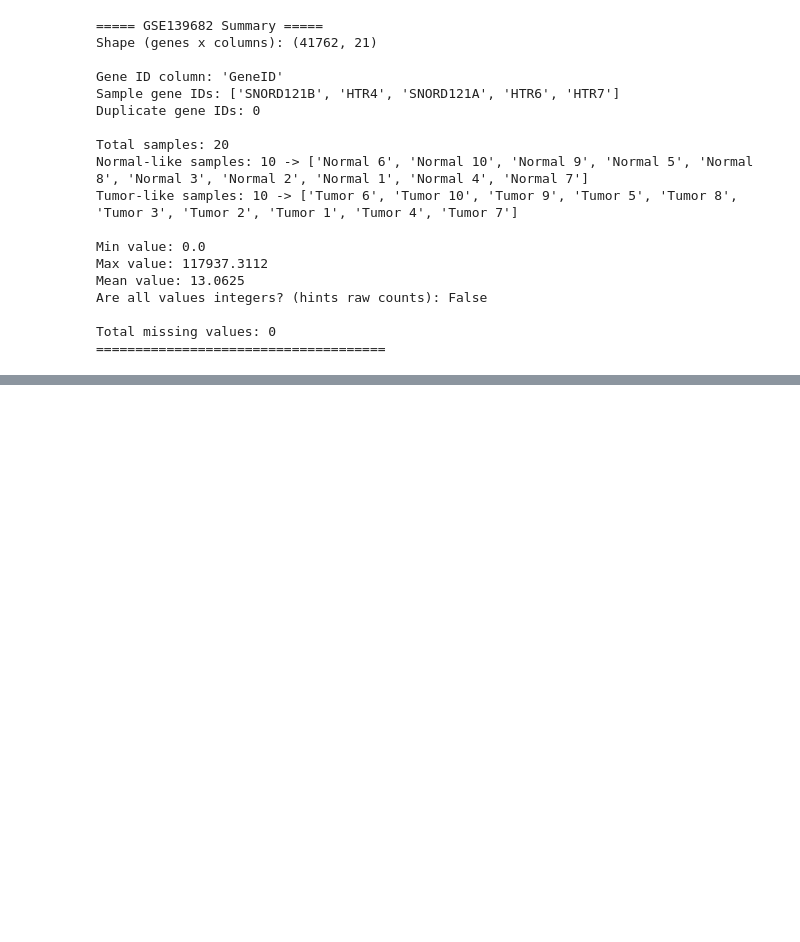
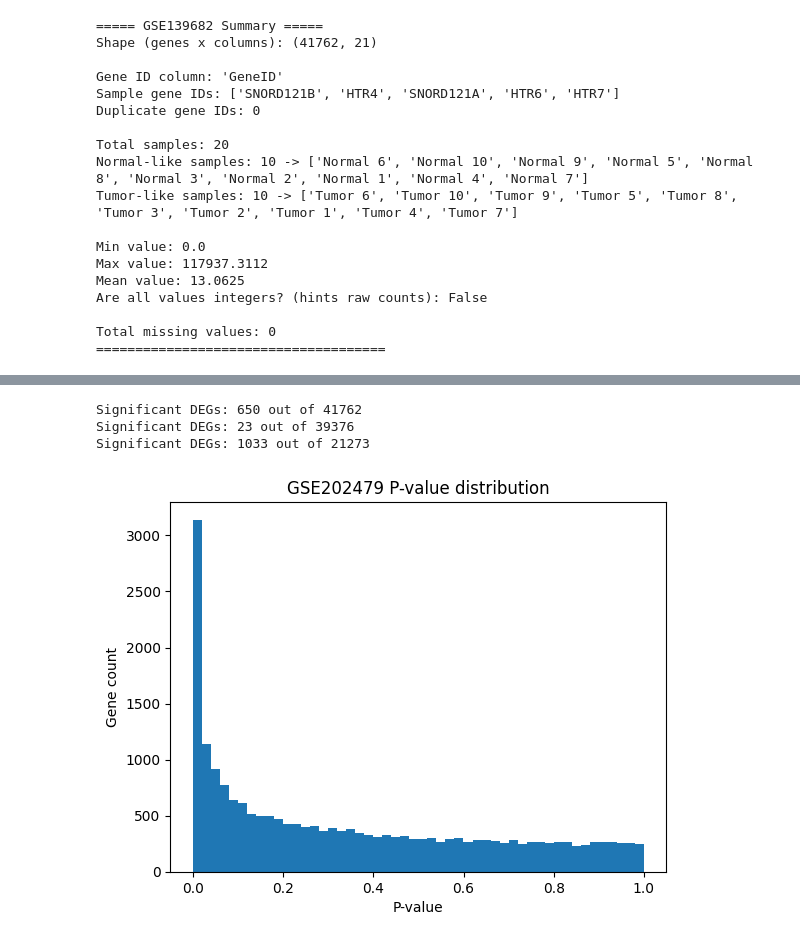
Before and after one commit to DhimanTarafdar/gallbladder_cancer_research, a Jupyter notebook: Gallbladder_Cancer_Research.ipynb, the cells around one changed output, grey strips where cells are left out. Cells and saved outputs as stored; diff of their text form; code cells hidden in the pictures; blank space fills up the shorter version.

```diff
--- a/Gallbladder_Cancer_Research.ipynb
+++ b/Gallbladder_Cancer_Research.ipynb
@@ -193,0 +520,13 @@ Total missing values: 0
+# %%
+normal_codes = [k for k, v in label_map_code.items() if v == 'normal']
+tumor_codes  = [k for k, v in label_map_code.items() if v == 'tumor']
+
+normal_count_cols = [f"{c}_count" for c in normal_codes]
+tumor_count_cols  = [f"{c}_count" for c in tumor_codes]
+
+print("Normal columns:", normal_count_cols)
+print("Tumor columns:", tumor_count_cols)
+
+df_202479_subset = df_202479[['gene_id', 'gene_name'] + normal_count_cols + tumor_count_cols]
+print(df_202479_subset.shape)   # expect: (50868, 10) -> gene_id + gene_name + 3 normal + 5 tumor
+df_202479_subset.head()
@@ -193,0 +543,8 @@ Total missing values: 0
+# %%
+titles = extract_full_metadata_line('GSE132223_series_matrix.txt', '!Sample_title')
+geo_ids = extract_full_metadata_line('GSE132223_series_matrix.txt', '!Sample_geo_accession')
+tissue_type = extract_full_metadata_line('GSE132223_series_matrix.txt', '!Sample_characteristics_ch1')
+
+print("Total titles:", len(titles))
+for a, b, c in zip(geo_ids, titles, tissue_type):
+    print(a, "|", b, "|", c)
@@ -193,0 +562,17 @@ Total missing values: 0
+# %%
+titles = extract_full_metadata_line('GSE132223_series_matrix.txt', '!Sample_title')
+geo_ids = extract_full_metadata_line('GSE132223_series_matrix.txt', '!Sample_geo_accession')
+tissue_type = extract_full_metadata_line('GSE132223_series_matrix.txt', '!Sample_characteristics_ch1')
+
+label_map_13223 = {}
+for gsm, title, tissue in zip(geo_ids, titles, tissue_type):
+    tissue_clean = tissue.replace('tissue: ', '').strip()
+    if tissue_clean == 'normal gallbladder tissue':
+        label_map_13223[gsm] = 'normal'
+    elif tissue_clean == 'primary gallbladder cancer tissue':
+        label_map_13223[gsm] = 'tumor'
+    else:  # liver metastatic tissue
+        label_map_13223[gsm] = 'exclude'
+
+for k, v in label_map_13223.items():
+    print(k, "->", v)
@@ -193,0 +827,23 @@ Total missing values: 0
+# %%
+def filter_significant_degs(deg_df, logfc_col='logFC', padj_col='adj.P.Val',
+                              logfc_thresh=1, padj_thresh=0.05):
+    sig = deg_df[(deg_df[padj_col] < padj_thresh) & (deg_df[logfc_col].abs() > logfc_thresh)]
+    print(f"Significant DEGs: {sig.shape[0]} out of {deg_df.shape[0]}")
+    return sig
+
+sig_139682 = filter_significant_degs(deg_139682)
+sig_13223  = filter_significant_degs(deg_13223)   # তোমার variable নাম যা দিয়েছ (GSE132223 লেখা ছিল, আসলে GSE13223)
+sig_202479 = filter_significant_degs(deg_202479)
+# %% [output]
+Significant DEGs: 650 out of 41762
+Significant DEGs: 23 out of 39376
+Significant DEGs: 1033 out of 21273
+# %%
+import matplotlib.pyplot as plt
+plt.hist(deg_202479['P.Value'], bins=50)
+plt.xlabel('P-value')
+plt.ylabel('Gene count')
+plt.title('GSE202479 P-value distribution')
+plt.show()
+# %% [output]
+[figure, added]
```
Also changed, not shown: parts of 22 cells of this notebook.
